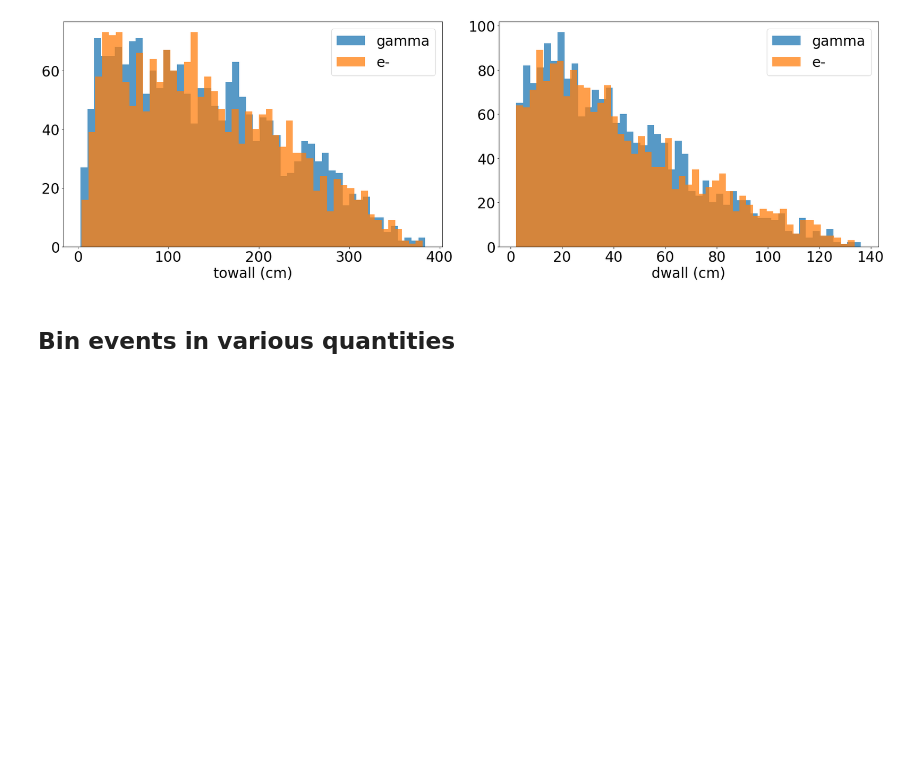
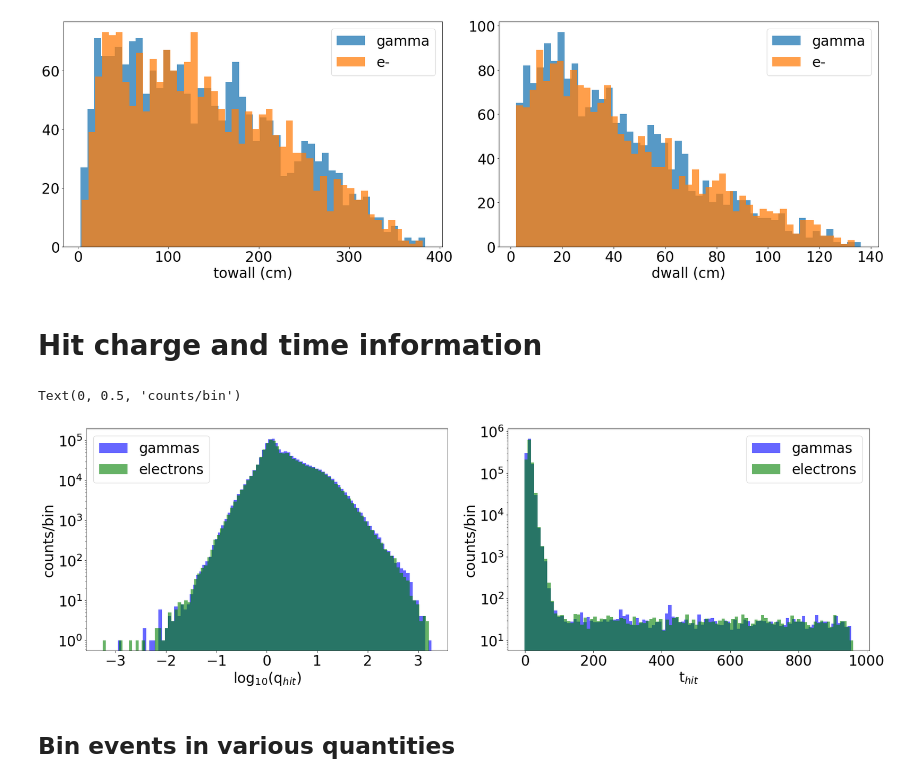
Before and after one commit to jerenner/wcte_analysis, a Jupyter notebook: resnet_PID_e_gamma.ipynb, the cells around one changed output. Drawn from its saved outputs; the diff is of its cells as text; code cells hidden in the pictures; blank space fills up the shorter version.

```diff
--- a/resnet_PID_e_gamma.ipynb
+++ b/resnet_PID_e_gamma.ipynb
@@ -305,6 +360,39 @@ ax2.set_xlabel("dwall (cm)")
 # %% [output]
 Text(0.5, 0, 'dwall (cm)')
 [figure]
+# %% [markdown]
+# Hit charge and time information
+# %%
+df_gamma_hits    = df_hits[df_hits.label == 0]
+df_electron_hits = df_hits[df_hits.label == 1]
+
+charge_gamma     = df_gamma_hits['charge']
+time_gamma    = df_gamma_hits['time']
+
+charge_electron  = df_electron_hits['charge']
+time_electron = df_electron_hits['time']
+# %%
+fig = plt.figure()
+fig.set_figheight(8.0)
+fig.set_figwidth(24.0)
+
+ax1 = fig.add_subplot(121)
+ax1.hist(np.log10(charge_gamma),bins=100,color='blue',label='gammas',alpha=0.6)
+ax1.hist(np.log10(charge_electron),bins=100,color='green',label='electrons',alpha=0.6)
+ax1.set_yscale('log')
+ax1.legend()
+ax1.set_xlabel("log$_{10}$(q$_{hit}$)")
+ax1.set_ylabel("counts/bin")
+ax2 = fig.add_subplot(122)
+ax2.hist(time_gamma,bins=100,color='blue',label='gammas',alpha=0.6)
+ax2.hist(time_electron,bins=100,color='green',label='electrons',alpha=0.6)
+ax2.set_yscale('log')
+ax2.legend()
+ax2.set_xlabel("t$_{hit}$")
+ax2.set_ylabel("counts/bin")
+# %% [output]
+Text(0, 0.5, 'counts/bin')
+[figure, added]
 # %% [markdown]
 ## Bin events in various quantities
 # %% [markdown]
```
Also changed, not shown: parts of 13 cells of this notebook.
